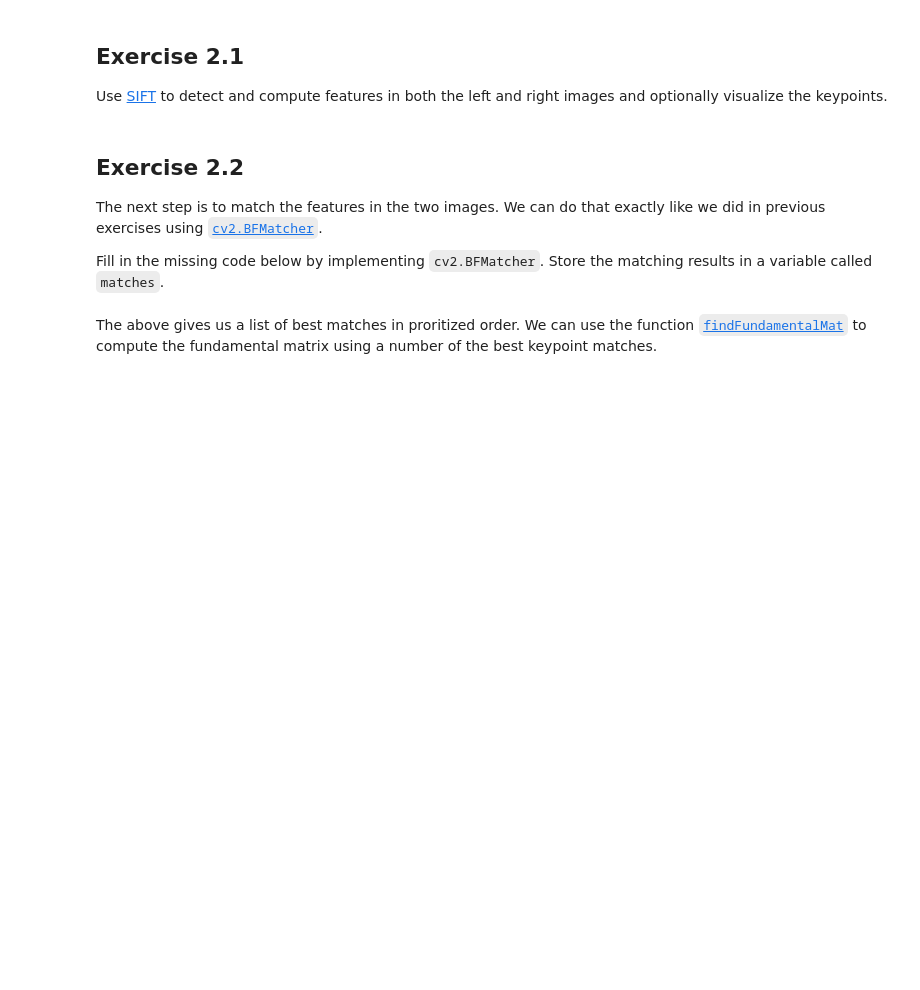
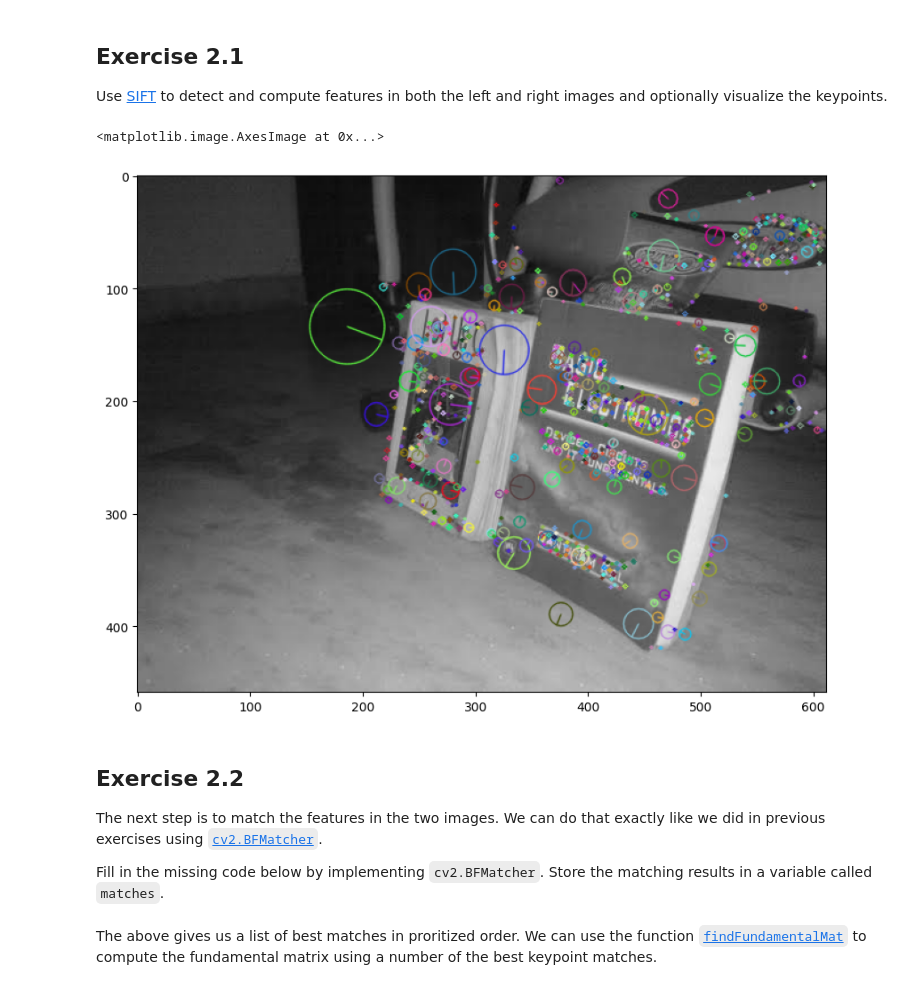
Before and after one commit to alpacfer/pfas, a Jupyter notebook: week4/exercises/Exercise 2 - Epipolar lines.ipynb, the cells around one changed output. Drawn from its saved outputs; the diff is of its cells as text; code cells hidden in the pictures; blank space fills up the shorter version.

```diff
--- a/week4/exercises/Exercise 2 - Epipolar lines.ipynb
+++ b/week4/exercises/Exercise 2 - Epipolar lines.ipynb
@@ -13,16 +90,19 @@ Use [SIFT](https://docs.opencv.org/4.7.0/d7/d60/classcv_1_1SIFT.html) to detect
 # %%
 img1 = cv2.imread("img_left.jpg", 0)
 img2 = cv2.imread("img_right.jpg", 0)
 
-"""
-Detect keypoints here
-kp1, des1 = ...
-kp2, des2 = ...
-"""
+
+# Detect keypoints with SIFT
+kp1, des1 = cv2.xfeatures2d.SIFT_create().detectAndCompute(img1, None)
+kp2, des2 = cv2.xfeatures2d.SIFT_create().detectAndCompute(img2, None)
+
 
 kp_img = cv2.drawKeypoints(img2, kp2, img2, flags=cv2.DRAW_MATCHES_FLAGS_DRAW_RICH_KEYPOINTS)
 plt.figure(figsize = (10,10))
 plt.imshow(kp_img)
+# %% [output]
+<matplotlib.image.AxesImage at 0x...>
+[figure, added]
 # %% [markdown]
 ## Exercise 2.2
 The next step is to match the features in the two images. We can do that exactly like we did in previous exercises using [`cv2.BFMatcher`](https://docs.opencv.org/4.7.0/d3/da1/classcv_1_1BFMatcher.html).
```
Also changed, not shown: parts of 5 cells of this notebook, 1 other file.
